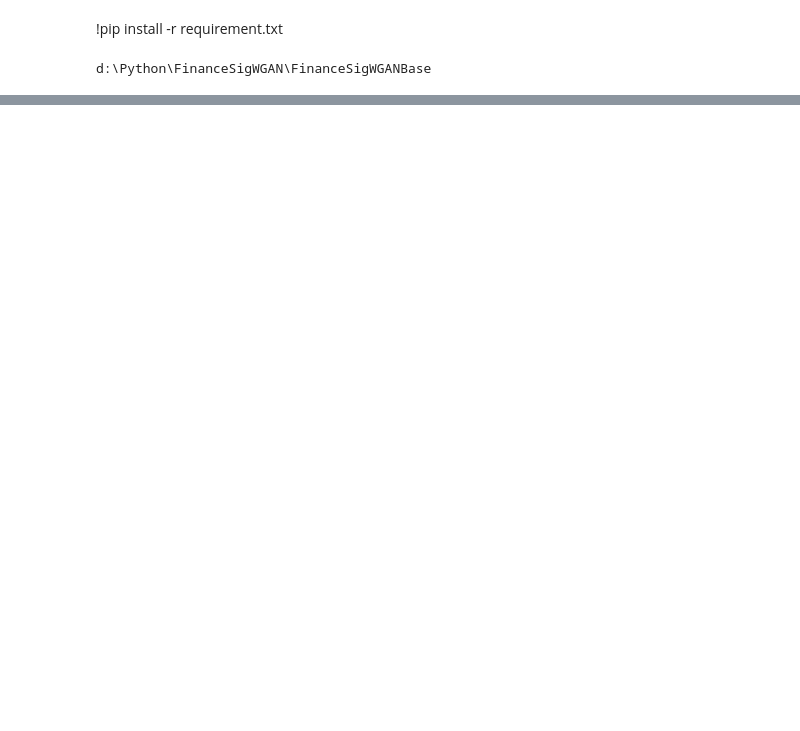
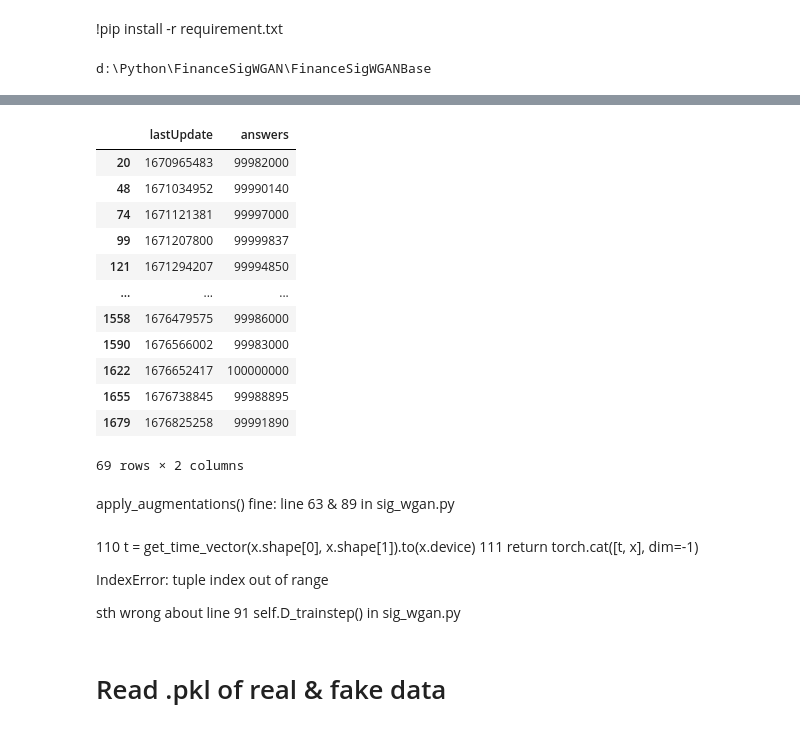
Before and after one commit to the-salty-austin/FinanceSigWGAN, a Jupyter notebook: FinanceSigWGAN.ipynb, the cells around one changed output, grey strips where cells are left out. Drawn from its saved outputs; the diff is of its cells as text; code cells hidden in the pictures; blank space fills up the shorter version.

```diff
--- a/FinanceSigWGAN.ipynb
+++ b/FinanceSigWGAN.ipynb
@@ -421,0 +359,33 @@ Total data:  [22470, 24, 3]
+# %%
+import pandas as pd
+
+df = pd.read_csv(".\datasets\STABLECOIN\BUSD_USD_decimals_8_45000000.csv")
+df = df.drop_duplicates(subset=[df.columns[0]], keep='last')
+
+df
+# %% [output]
+|  | lastUpdate | answers |
+| 20 | 1670965483 | 99982000 |
+| 48 | 1671034952 | 99990140 |
+| 74 | 1671121381 | 99997000 |
+| 99 | 1671207800 | 99999837 |
+| 121 | 1671294207 | 99994850 |
+| ... | ... | ... |
+| 1558 | 1676479575 | 99986000 |
+| 1590 | 1676566002 | 99983000 |
+| 1622 | 1676652417 | 100000000 |
+| 1655 | 1676738845 | 99988895 |
+| 1679 | 1676825258 | 99991890 |
+69 rows × 2 columns
+# %% [markdown]
+apply_augmentations()
+fine: line 63 & 89 in sig_wgan.py
+# %% [markdown]
+110         t = get_time_vector(x.shape[0], x.shape[1]).to(x.device)
+111         return torch.cat([t, x], dim=-1)
+
+IndexError: tuple index out of range
+
+sth wrong about line 91 self.D_trainstep() in sig_wgan.py
+# %% [markdown]
+# Read .pkl of real & fake data
```
Also changed, not shown: parts of 15 cells of this notebook, 12 other files.
